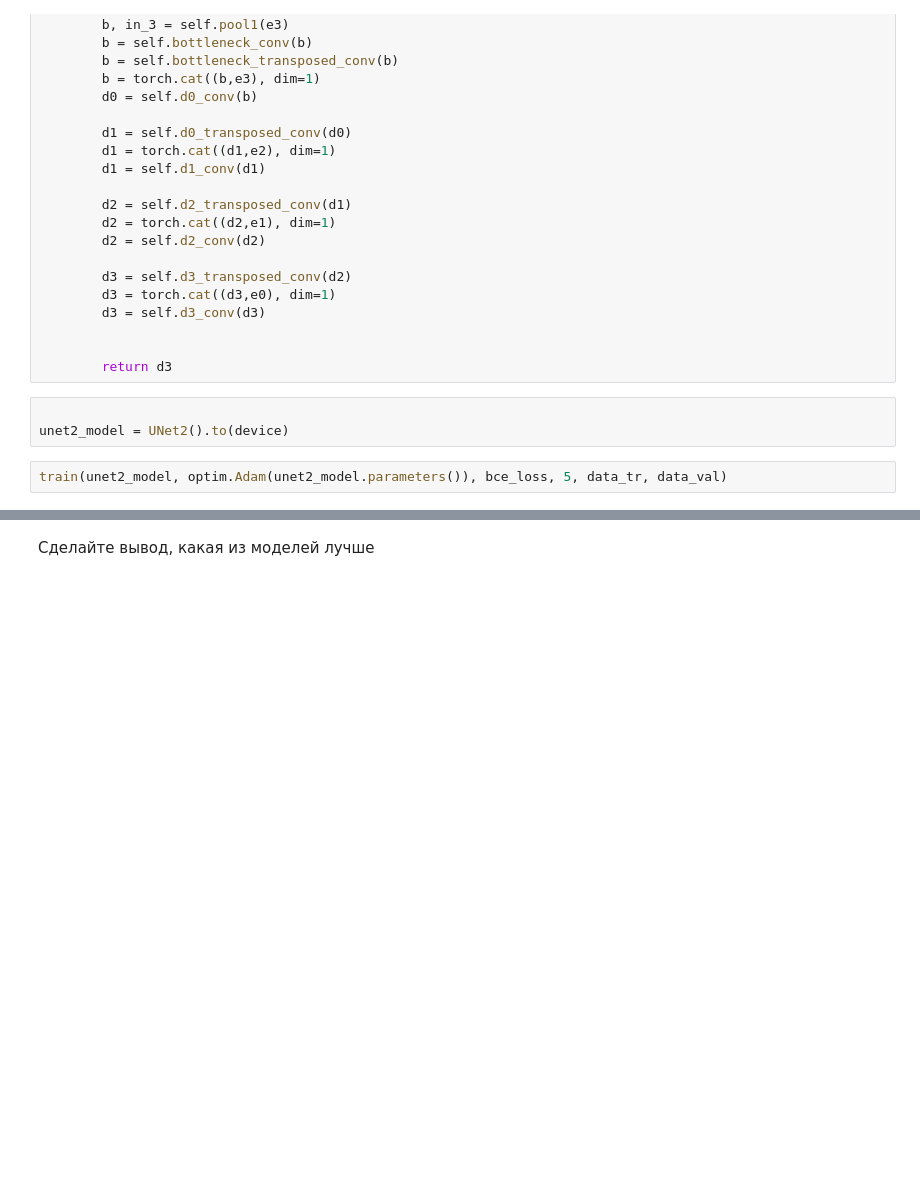
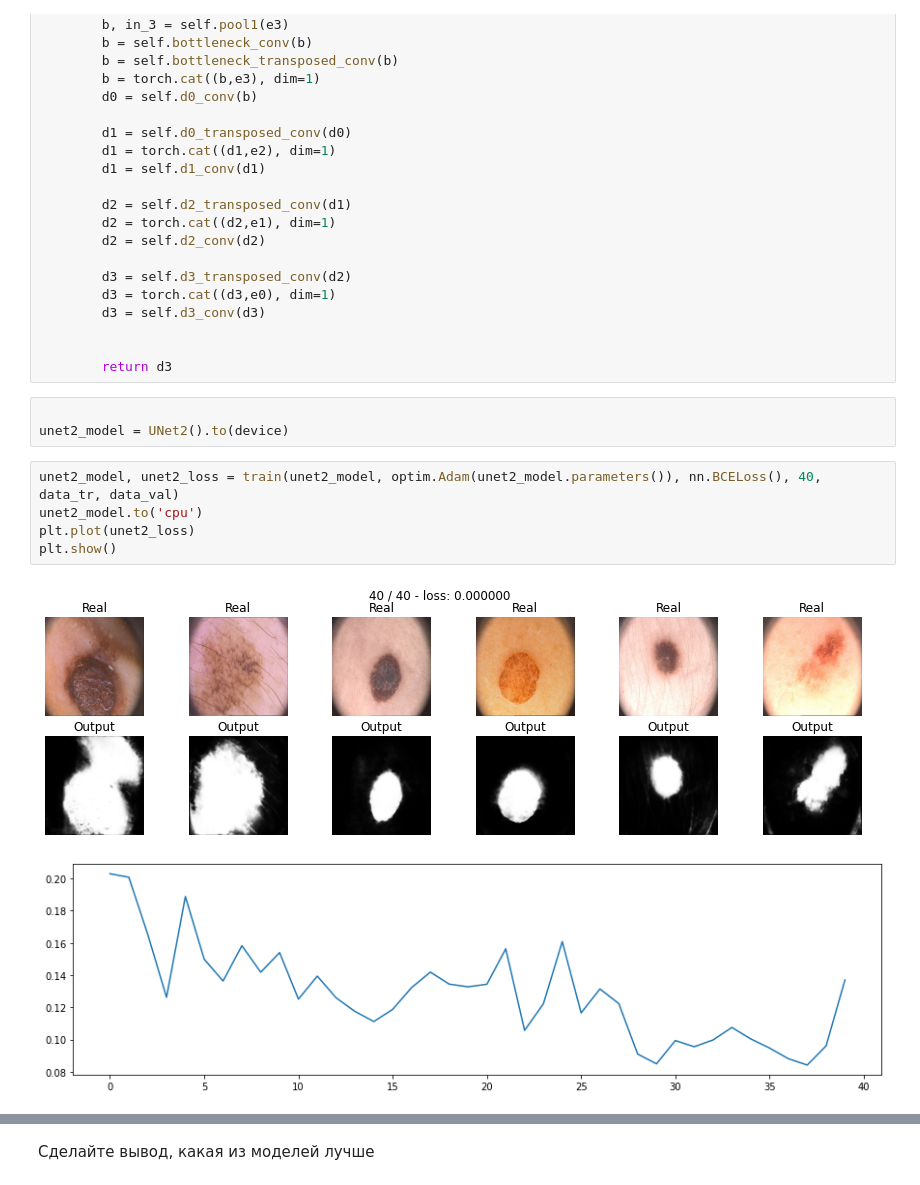
Before and after one commit to OlegTkhor/DLS_homework, a Jupyter notebook: [hw]semantic_segmentation.ipynb, the cells around one changed output, grey strips where cells are left out. Drawn from its saved outputs; the diff is of its cells as text; blank space fills up the shorter version.

```diff
--- a/[hw]semantic_segmentation.ipynb
+++ b/[hw]semantic_segmentation.ipynb
@@ -908,4 +913,10 @@ class UNet2(nn.Module):
 
 unet2_model = UNet2().to(device)
 # %%
-train(unet2_model, optim.Adam(unet2_model.parameters()), bce_loss, 5, data_tr, data_val)
+unet2_model, unet2_loss = train(unet2_model, optim.Adam(unet2_model.parameters()), nn.BCELoss(), 40, data_tr, data_val)
+unet2_model.to('cpu')
+plt.plot(unet2_loss)
+plt.show()
+# %% [output]
+[figure, added]
+[figure, added]
```
Also changed, not shown: parts of 18 cells of this notebook.
